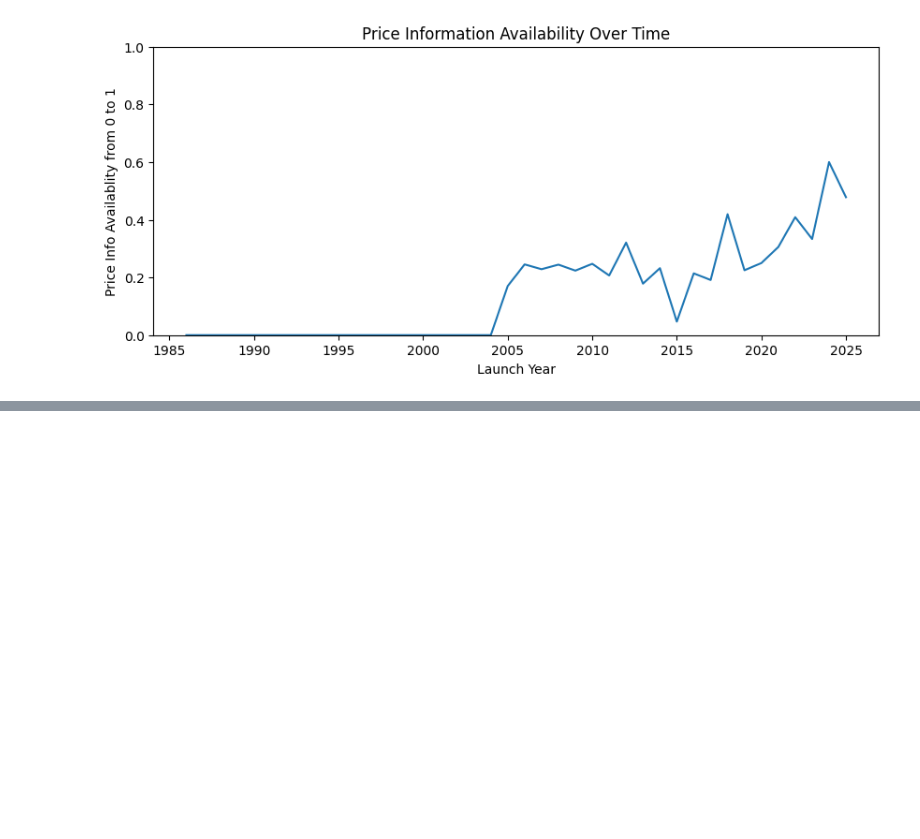
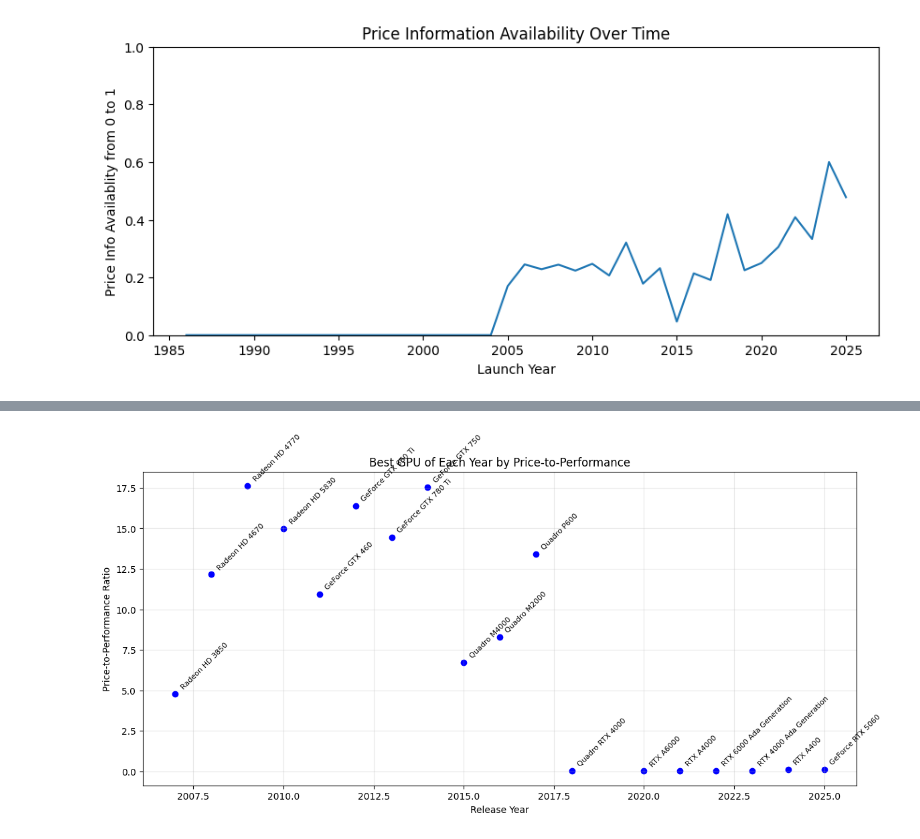
Before and after one commit to paingkalay7324/gpuAnalysis, a Jupyter notebook: eda_dataset_2.ipynb, the cells around one changed output, grey strips where cells are left out. Cells and saved outputs as stored; diff of their text form; code cells hidden in the pictures; blank space fills up the shorter version.

```diff
--- a/eda_dataset_2.ipynb
+++ b/eda_dataset_2.ipynb
@@ -183,0 +292,36 @@ TypeError: dtype 'str' does not support operation 'median'
+# %%
+plt.figure(figsize=(12,6))
+plt.scatter(
+    best_per_year["launch_year"],
+    best_per_year["perf_per_dollar"],
+    color="blue"
+)
+
+for i, row in best_per_year.iterrows():
+    label = row["Model"] if not pd.isna(row["Model"]) else row["Model name"]
+    plt.annotate(
+        label,
+        xy=(row["launch_year"], row["perf_per_dollar"]),
+        xytext=(5, 5),
+        textcoords="offset points",
+        fontsize=8,
+        rotation=45
+    )
+
+    # plt.text(
+    #     row["launch_year"],
+    #     row["perf_per_dollar"],
+    #     label,
+    #     fontsize=8,
+    #     rotation=45,
+    #     ha="right"
+    # )
+
+plt.xlabel("Release Year")
+plt.ylabel("Price-to-Performance Ratio")
+plt.title("Best GPU of Each Year by Price-to-Performance")
+plt.grid(True, alpha=0.3)
+plt.tight_layout()
+plt.show()
+# %% [output]
+[figure, added]
```
Also changed, not shown: parts of 12 cells of this notebook.
